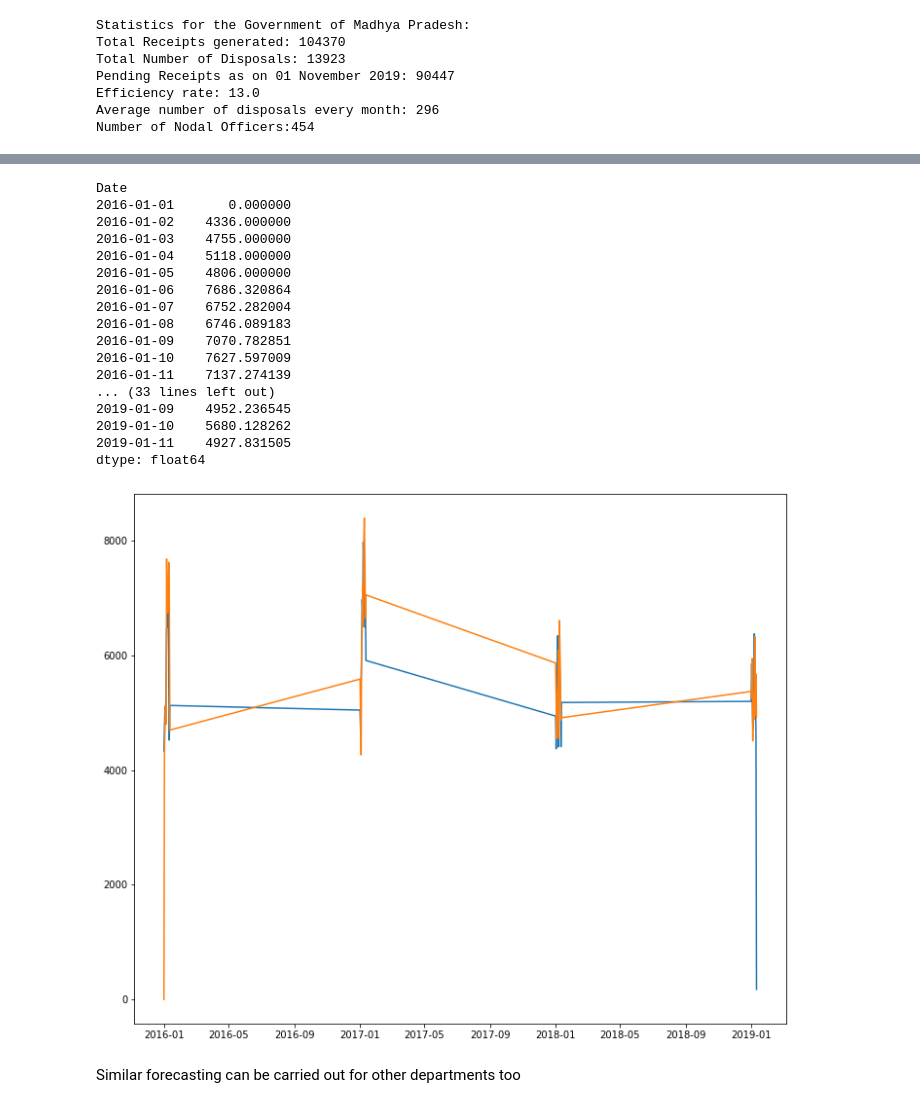
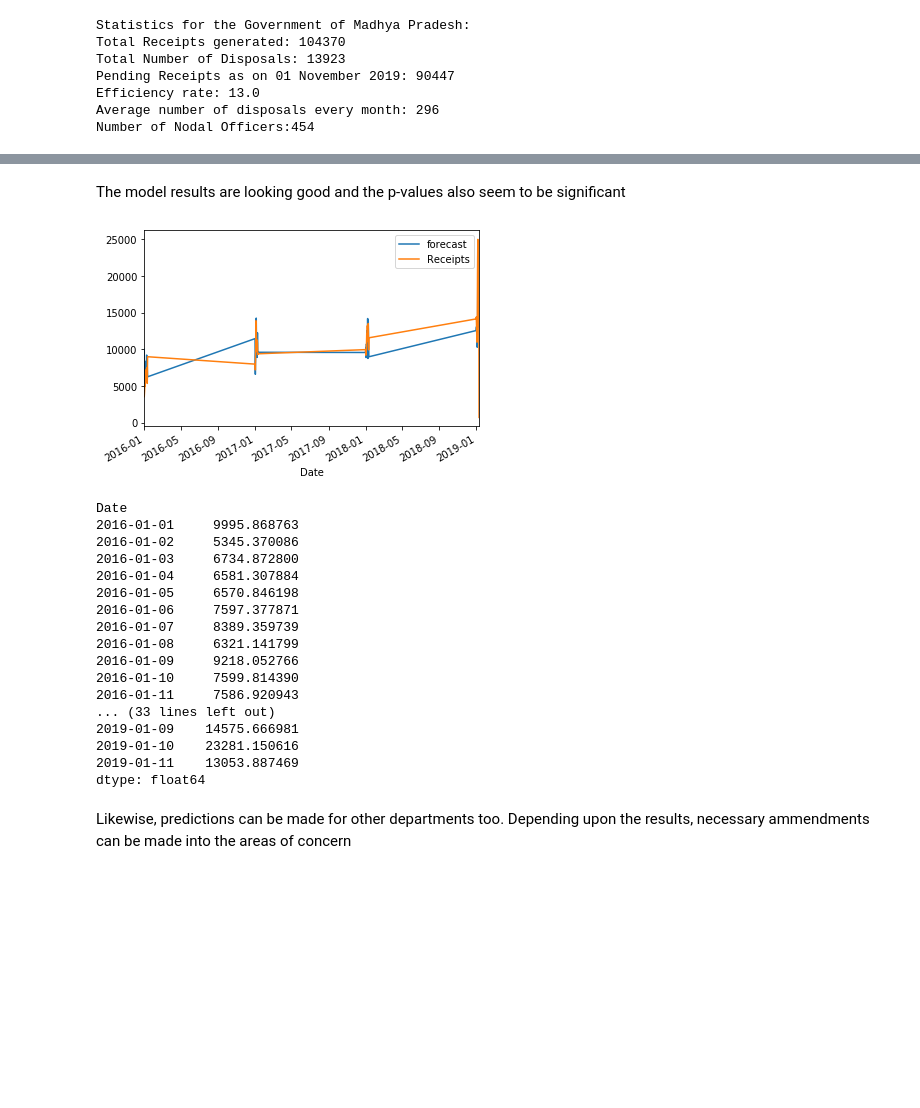
Before and after one commit to ameya-shahu/DARPG-hackthon, a Jupyter notebook: ReceiptsDisposal-Analysis.ipynb, the cells around one changed output, grey strips where cells are left out. Saved outputs shown, nothing was run; the diff lists cells and outputs as text; code cells hidden in the pictures; blank space fills up the shorter version.

```diff
--- a/ReceiptsDisposal-Analysis.ipynb
+++ b/ReceiptsDisposal-Analysis.ipynb
@@ -814,0 +684,7 @@ Warnings:
+# %%
+from statsmodels.tsa.arima_model import ARIMA
+
+# 1,0,1 ARIMA Model
+model = ARIMA(df.Receipts, order=(1,0,1))
+model_fit = model.fit(disp=0)
+print(model_fit.summary())
@@ -815,31 +709,34 @@ Warnings:
+# %% [markdown]
+The model results are looking good and the p-values also seem to be significant
+# %%
+
+#predicting values from the model built
+
+model_fit.plot_predict(dynamic=False)
+plt.savefig("E:\\The Institution\\DARPG Hackathon\\plot4.png")
+plt.show()
+# %% [output]
+[figure, added]
 # %%
 #check the predicted values
-predictions = best_model.predict()
+predictions = model_fit.predict()
 predictions
 # %% [output]
 Date
-2016-01-01       0.000000
-2016-01-02    4336.000000
-2016-01-03    4755.000000
-2016-01-04    5118.000000
-2016-01-05    4806.000000
-2016-01-06    7686.320864
-2016-01-07    6752.282004
-2016-01-08    6746.089183
-2016-01-09    7070.782851
-2016-01-10    7627.597009
-2016-01-11    7137.274139
+2016-01-01     9995.868763
+2016-01-02     5345.370086
+2016-01-03     6734.872800
+2016-01-04     6581.307884
+2016-01-05     6570.846198
+2016-01-06     7597.377871
+2016-01-07     8389.359739
+2016-01-08     6321.141799
+2016-01-09     9218.052766
+2016-01-10     7599.814390
+2016-01-11     7586.920943
 ... (33 lines left out)
-2019-01-09    4952.236545
-2019-01-10    5680.128262
-2019-01-11    4927.831505
+2019-01-09    14575.666981
+2019-01-10    23281.150616
+2019-01-11    13053.887469
 dtype: float64
-# %%
-#plot the predicted values against the original values
-plt.figure(figsize=(12,10))
-plt.plot(dept_telecom["Date"],dept_telecom_receipts["Receipts"])
-plt.plot(dept_telecom["Date"],predictions)
-plt.show()
-# %% [output]
-[figure, removed]
 # %%
@@ -848,2 +745,2 @@ forecasted_values = best_model.forecast(steps=12)
-# %% [markdown]
-Similar forecasting can be carried out for other departments too
+# %% [markdown]
+Likewise, predictions can be made for other departments too. Depending upon the results, necessary ammendments can be made into the areas of concern
```
Also changed, not shown: parts of 27 cells of this notebook.
